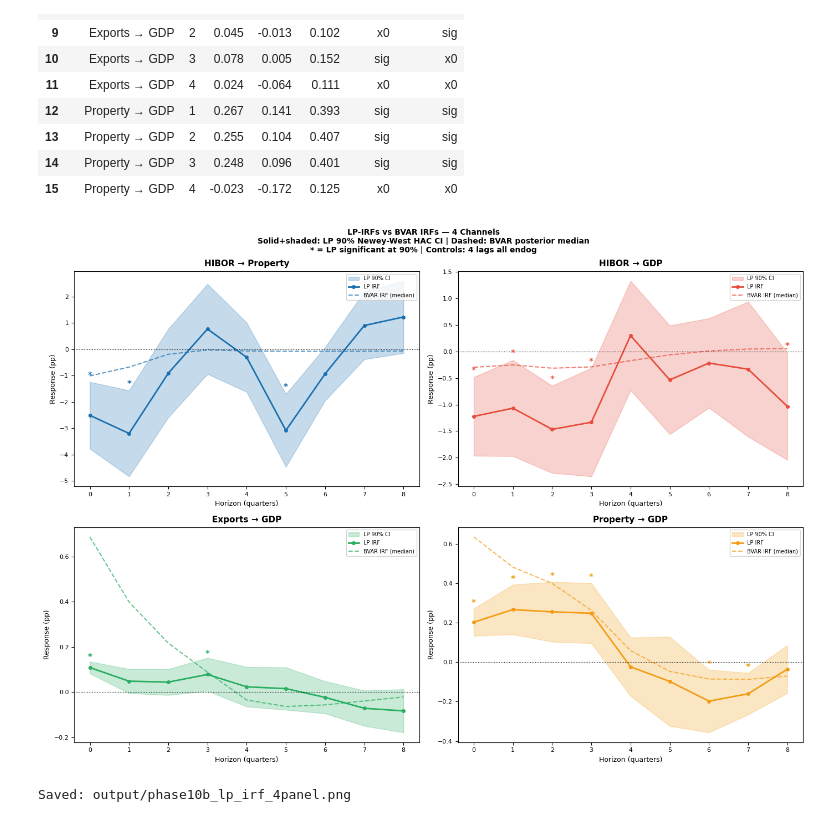
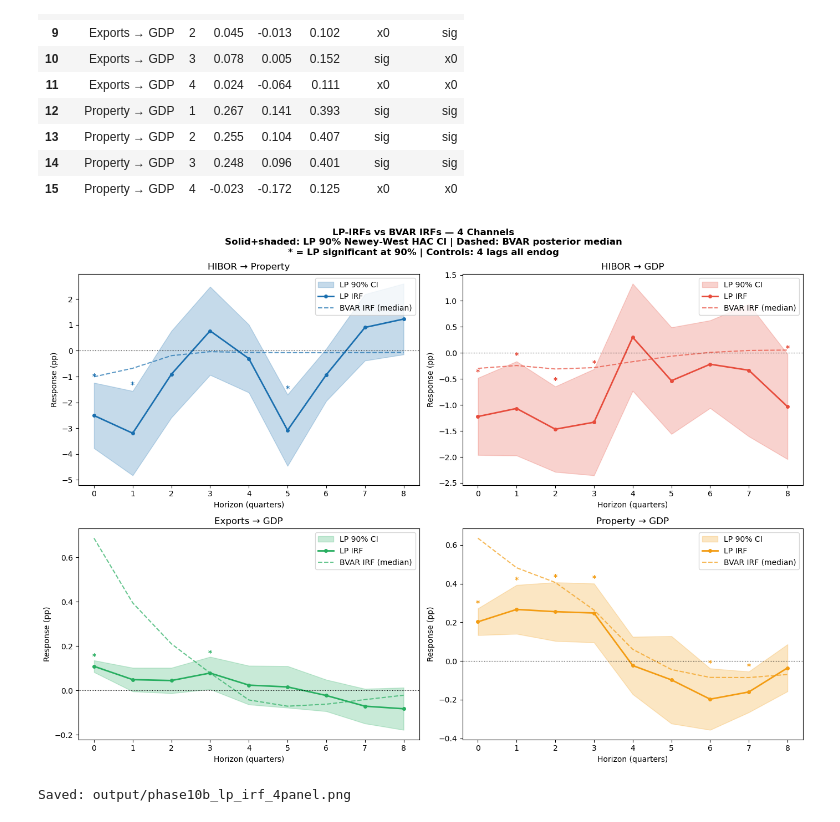
Before and after one commit to 4minutes-chung/Hong-Kong, a Jupyter notebook: HK_BVAR_Final.ipynb, the cells around one changed output. Drawn from its saved outputs; the diff is of its cells as text; code cells hidden in the pictures.

```diff
--- a/HK_BVAR_Final.ipynb
+++ b/HK_BVAR_Final.ipynb
@@ -90,7 +92,7 @@ bvar_canonical = MinnesotaBayesianVar(
     endogenous=Y, exogenous=X, lags=LAGS,
     pi1=PI1, pi2=PI2, pi3=PI3,
     ar_coefficients=AR_COEF,           # ML-optimal delta, hibor-first order
-    iterations=3000, credibility_level=0.90, verbose=False
+    iterations=2000, credibility_level=0.90, verbose=False
 )
 bvar_canonical.estimate()
 print(f'Canonical BVAR(4) | T={bvar_canonical.T} | k={bvar_canonical.k}/eq')
@@ -274,13 +265,12 @@ prop_gdp_fevd_h8  = fevd_can[idx['gdp_growth'], idx['hk_property_price_qoq'], 7,
 exp_gdp_fevd_h8   = fevd_can[idx['gdp_growth'], idx['hk_exports_china_yoy'], 7, 0] * 100
 
 t = np.arange(9)
-BLUE = '#1a6faf'; RED = '#c0392b'; GREEN = '#27ae60'
 channels_10a = [
-    (idx['hk_property_price_qoq'], idx['gdp_growth'], 'property → GDP', BLUE),
-    (idx['hibor_3m'],               idx['gdp_growth'], 'HIBOR → GDP',    RED),
-    (idx['hk_exports_china_yoy'],   idx['gdp_growth'], 'exports → GDP',  GREEN),
+    (idx['hk_property_price_qoq'], idx['gdp_growth'], 'property → GDP', '#1a6faf'),
+    (idx['hibor_3m'],               idx['gdp_growth'], 'HIBOR → GDP',    '#c0392b'),
+    (idx['hk_exports_china_yoy'],   idx['gdp_growth'], 'exports → GDP',  '#27ae60'),
 ]
-fig, axes = plt.subplots(1, 3, figsize=(15, 4)); fig.patch.set_facecolor('white')
+fig, axes = plt.subplots(1, 3, figsize=(15, 4))
 for ax, (imp, resp, title, col) in zip(axes, channels_10a):
     med = irf_can[resp, imp, :, 0]
     lo  = irf_can[resp, imp, :, 1]
@@ -288,18 +278,17 @@ for ax, (imp, resp, title, col) in zip(axes, channels_10a):
     ax.plot(t, med, color=col, lw=2)
     ax.fill_between(t, lo, hi, alpha=0.2, color=col)
     ax.axhline(0, color='k', lw=0.7, ls=':')
-    ax.set_title(title, fontsize=10, fontweight='bold')
-    ax.set_xlabel('Quarters', fontsize=8)
-    ax.tick_params(labelsize=8)
+    ax.set_title(title)
+    ax.set_xlabel('Quarters')
     for h in [1, 2, 4]:
         lo_h = irf_can[resp, imp, h, 1]; hi_h = irf_can[resp, imp, h, 2]
         marker = 'o' if not (lo_h < 0 < hi_h) else 'x'
         mc     = col if not (lo_h < 0 < hi_h) else 'grey'
         ax.plot(h, irf_can[resp, imp, h, 0], marker, color=mc, ms=6, zorder=5)
-fig.suptitle('GDP Channel Decomposition — IRFs to key shocks (90% credibility bands)', fontsize=9, y=1.02)
+fig.suptitle('GDP Channel Decomposition — IRFs to key shocks (90% credibility bands)', y=1.02)
 plt.tight_layout()
-plt.savefig('output/phase10a_gdp_channels.png', dpi=150, bbox_inches='tight', facecolor='white')
-plt.close()
+plt.savefig('output/phase10a_gdp_channels.png', dpi=150, bbox_inches='tight')
+plt.show()
 
 fevd_df = pd.DataFrame({
     'channel': ['property→gdp', 'exports→gdp', 'hibor→gdp'],
@@ -519,44 +465,40 @@ display(pd.DataFrame(rows))
 # LP-IRF 4-panel figure
 horizons = np.arange(H_MAX + 1)
 fig, axes = plt.subplots(2, 2, figsize=(14, 10))
-fig.patch.set_facecolor('white')
 axes = axes.flatten()
 
 for ax, (shock_var, resp_var, label, color) in zip(axes, lp_channels):
     betas, lo_arr, hi_arr = results[label]
     imp_i  = idx[shock_var]
     resp_i = idx[resp_var]
 
     ax.fill_between(horizons, lo_arr, hi_arr, alpha=0.25, color=color, label='LP 90% CI')
     ax.plot(horizons, betas, color=color, lw=2, marker='o', ms=4, label='LP IRF')
     ax.plot(horizons, irf_bvar[resp_i, imp_i, :, 0],
             color=color, lw=1.5, ls='--', alpha=0.7, label='BVAR IRF (median)')
 
     for h in range(H_MAX + 1):
         if lo_arr[h] * hi_arr[h] > 0:
             ypos = hi_arr[h] + 0.02 * (hi_arr.max() - lo_arr.min())
-            ax.annotate('*', (h, ypos), ha='center', fontsize=11, color=color, fontweight='bold')
+            ax.annotate('*', (h, ypos), ha='center', color=color, fontweight='bold')
 
     ax.axhline(0, color='black', lw=0.8, ls=':')
-    ax.set_title(label, fontsize=11, fontweight='bold')
-    ax.set_xlabel('Horizon (quarters)', fontsize=9)
-    ax.set_ylabel('Response (pp)', fontsize=9)
+    ax.set_title(label)
+    ax.set_xlabel('Horizon (quarters)')
+    ax.set_ylabel('Response (pp)')
     ax.set_xticks(horizons)
-    ax.tick_params(labelsize=8)
-    ax.legend(fontsize=7, loc='upper right')
+    ax.legend(loc='upper right')
 
 fig.suptitle(
     'LP-IRFs vs BVAR IRFs — 4 Channels\n'
     'Solid+shaded: LP 90% Newey-West HAC CI | Dashed: BVAR posterior median\n'
     '* = LP significant at 90% | Controls: 4 lags all endog',
-    fontsize=10, fontweight='bold'
+    fontweight='bold'
 )
 plt.tight_layout()
-
-plt.savefig('output/phase10b_lp_irf_4panel.png', dpi=150, bbox_inches='tight', facecolor='white')
+plt.savefig('output/phase10b_lp_irf_4panel.png', dpi=150, bbox_inches='tight')
 plt.show()
-plt.close()
 print('Saved: output/phase10b_lp_irf_4panel.png')
 # %% [output]
-[figure, old version]
+[figure, new version]
 Saved: output/phase10b_lp_irf_4panel.png
```
Also changed, not shown: parts of 29 cells of this notebook, 23 other files.
